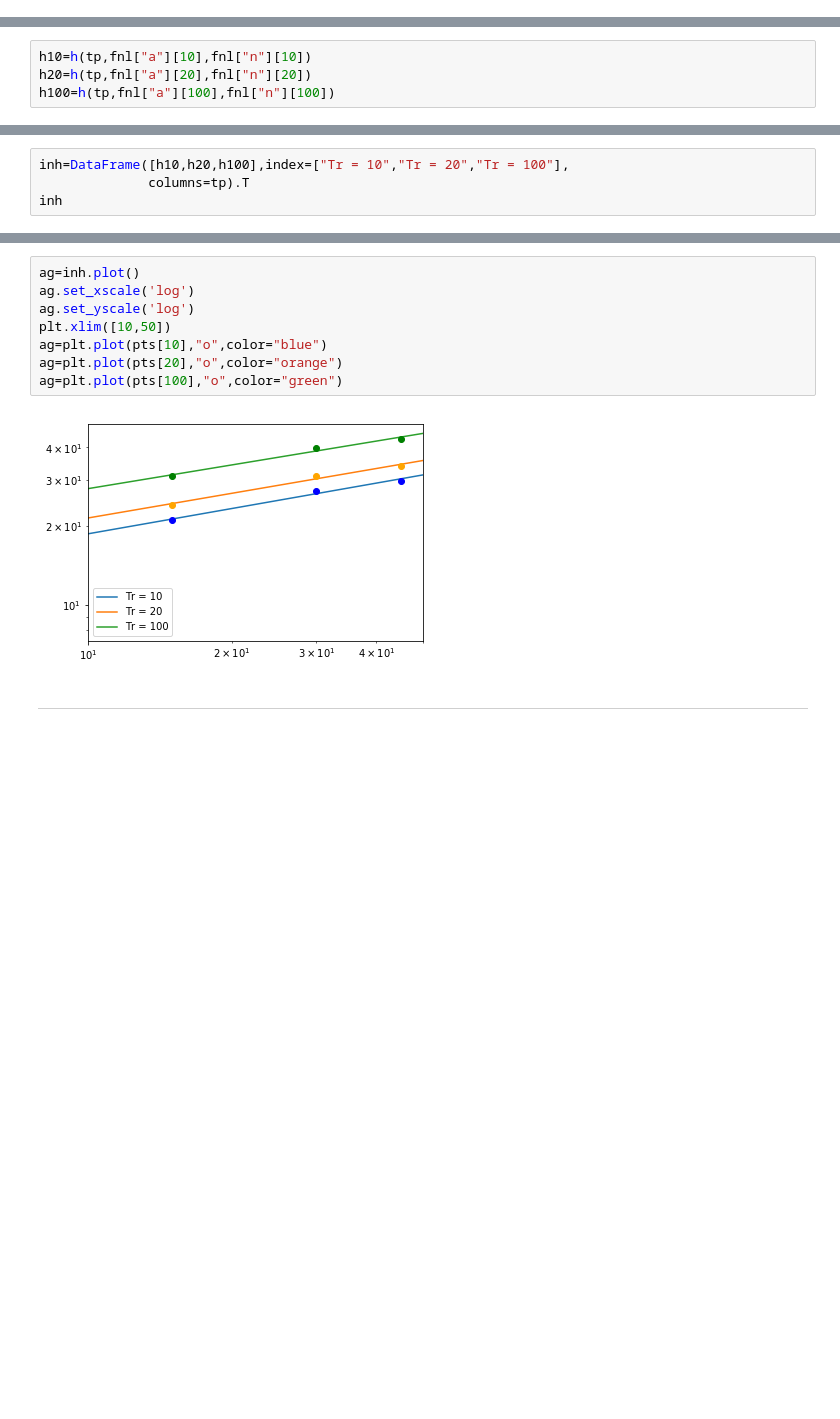
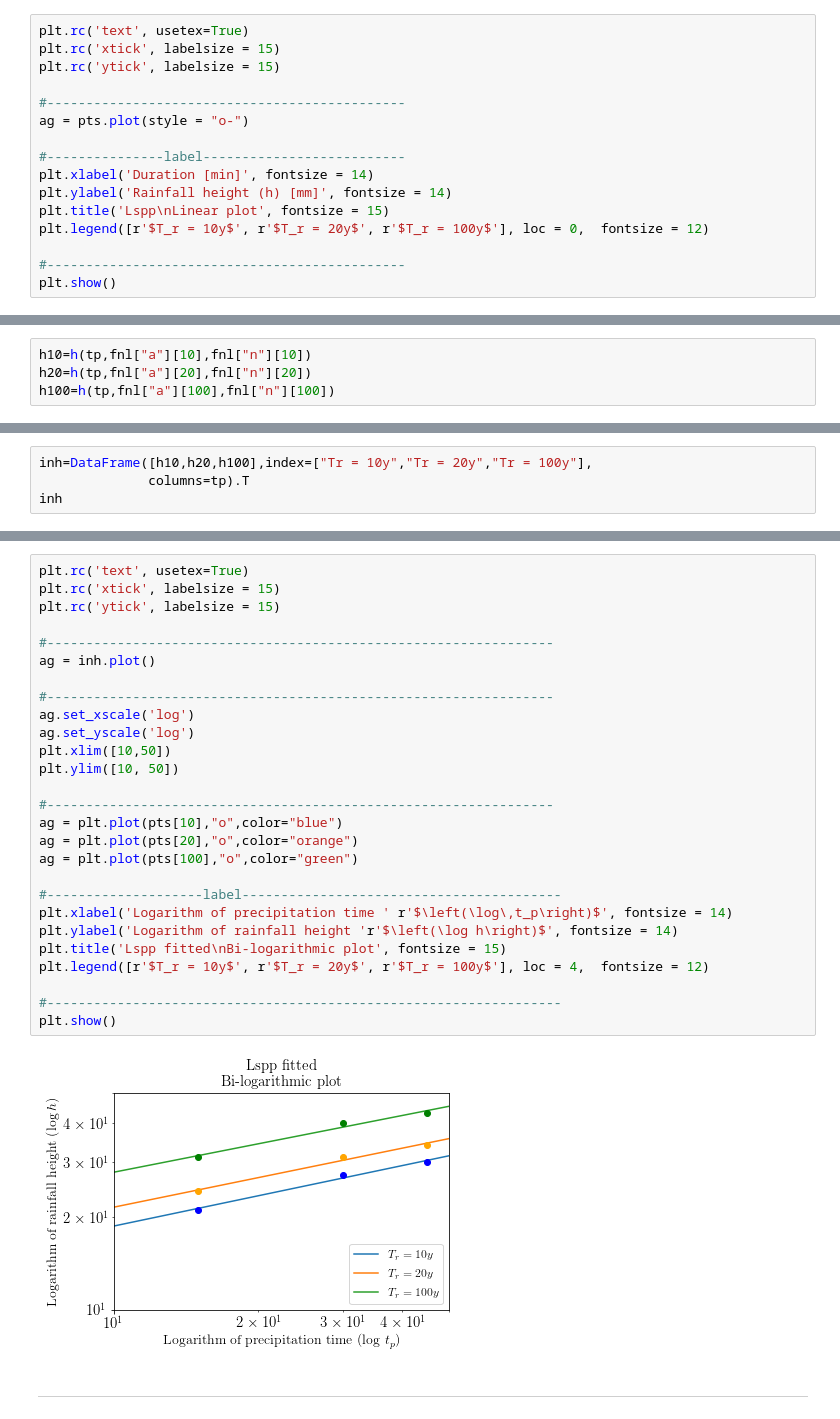
Before and after one commit to akaanzo/rainfall-analysis, a Jupyter notebook: esercitazione/lsppCenta.ipynb, the cells around one changed output, grey strips where cells are left out. Saved outputs shown, nothing was run; the diff lists cells and outputs as text; blank space fills up the shorter version.

```diff
--- a/esercitazione/lsppCenta.ipynb
+++ b/esercitazione/lsppCenta.ipynb
@@ -139,0 +134,16 @@ ag.set_xscale('log')
+# %%
+plt.rc('text', usetex=True)
+plt.rc('xtick', labelsize = 15)
+plt.rc('ytick', labelsize = 15)
+
+#----------------------------------------------
+ag = pts.plot(style = "o-")
+
+#---------------label--------------------------
+plt.xlabel('Duration [min]', fontsize = 14)
+plt.ylabel('Rainfall height (h) [mm]', fontsize = 14)
+plt.title('Lspp\nLinear plot', fontsize = 15)
+plt.legend([r'$T_r = 10y$', r'$T_r = 20y$', r'$T_r = 100y$'], loc = 0,  fontsize = 12)
+
+#----------------------------------------------
+plt.show()
@@ -175,5 +245,5 @@ h100=h(tp,fnl["a"][100],fnl["n"][100])
 # %%
-inh=DataFrame([h10,h20,h100],index=["Tr = 10","Tr = 20","Tr = 100"],
+inh=DataFrame([h10,h20,h100],index=["Tr = 10y","Tr = 20y","Tr = 100y"],
               columns=tp).T
 inh
 # %% [output]
@@ -204,13 +293,32 @@ ag=plt.plot(pts[100],"o",color="green")
 # %%
-ag=inh.plot()
+plt.rc('text', usetex=True)
+plt.rc('xtick', labelsize = 15)
+plt.rc('ytick', labelsize = 15)
+
+#-----------------------------------------------------------------
+ag = inh.plot()
+
+#-----------------------------------------------------------------
 ag.set_xscale('log')
 ag.set_yscale('log')
 plt.xlim([10,50])
-ag=plt.plot(pts[10],"o",color="blue")
-ag=plt.plot(pts[20],"o",color="orange")
-ag=plt.plot(pts[100],"o",color="green")
+plt.ylim([10, 50])
+
+#-----------------------------------------------------------------
+ag = plt.plot(pts[10],"o",color="blue")
+ag = plt.plot(pts[20],"o",color="orange")
+ag = plt.plot(pts[100],"o",color="green")
+
+#--------------------label-----------------------------------------
+plt.xlabel('Logarithm of precipitation time ' r'$\left(\log\,t_p\right)$', fontsize = 14)
+plt.ylabel('Logarithm of rainfall height 'r'$\left(\log h\right)$', fontsize = 14)
+plt.title('Lspp fitted\nBi-logarithmic plot', fontsize = 15)
+plt.legend([r'$T_r = 10y$', r'$T_r = 20y$', r'$T_r = 100y$'], loc = 4,  fontsize = 12)
+
+#------------------------------------------------------------------
+plt.show()
 # %% [output]
-[figure, old version]
+[figure, new version]
 # %% [markdown]
 ---
 # %% [markdown]
```
Also changed, not shown: parts of 40 cells of this notebook, 5 other files.
